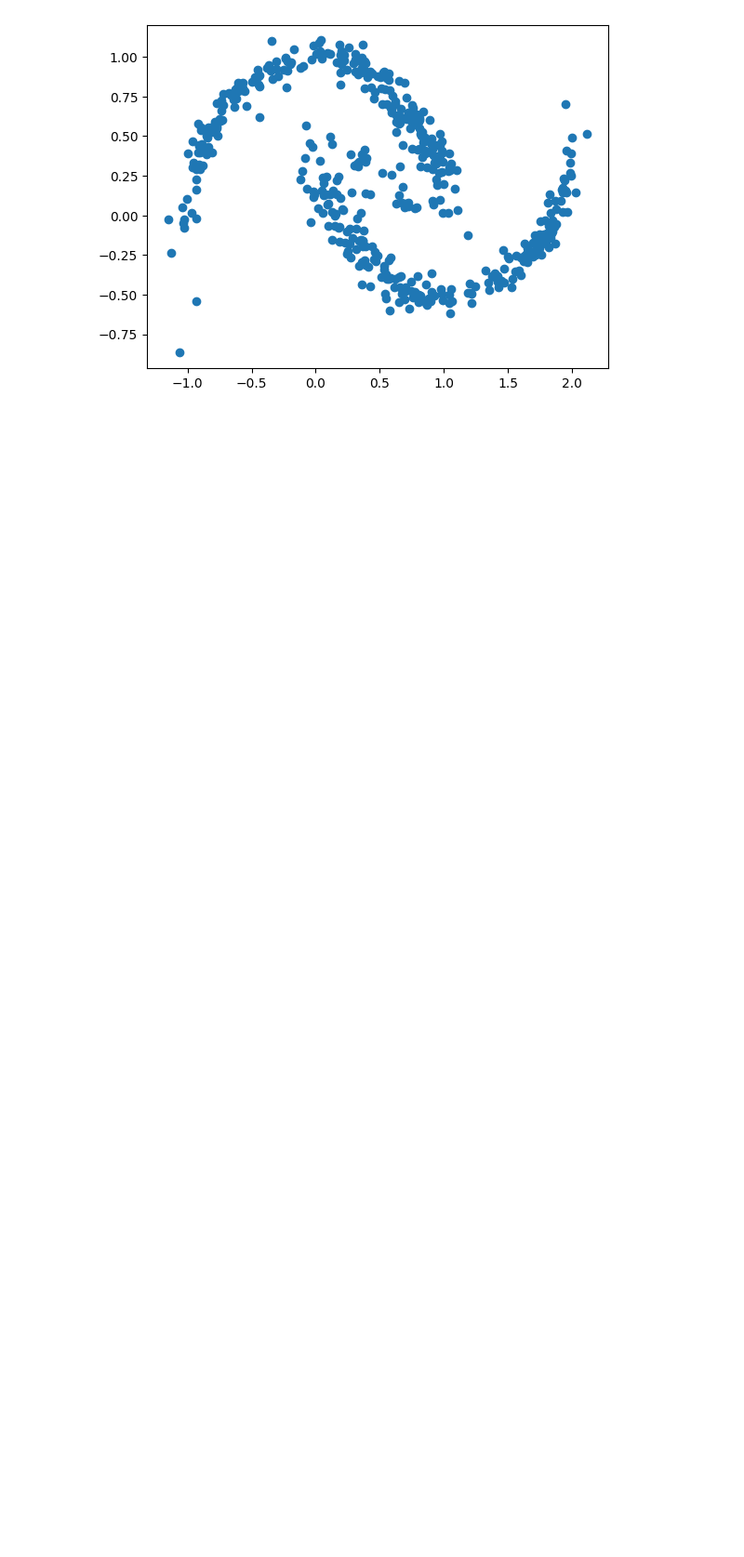
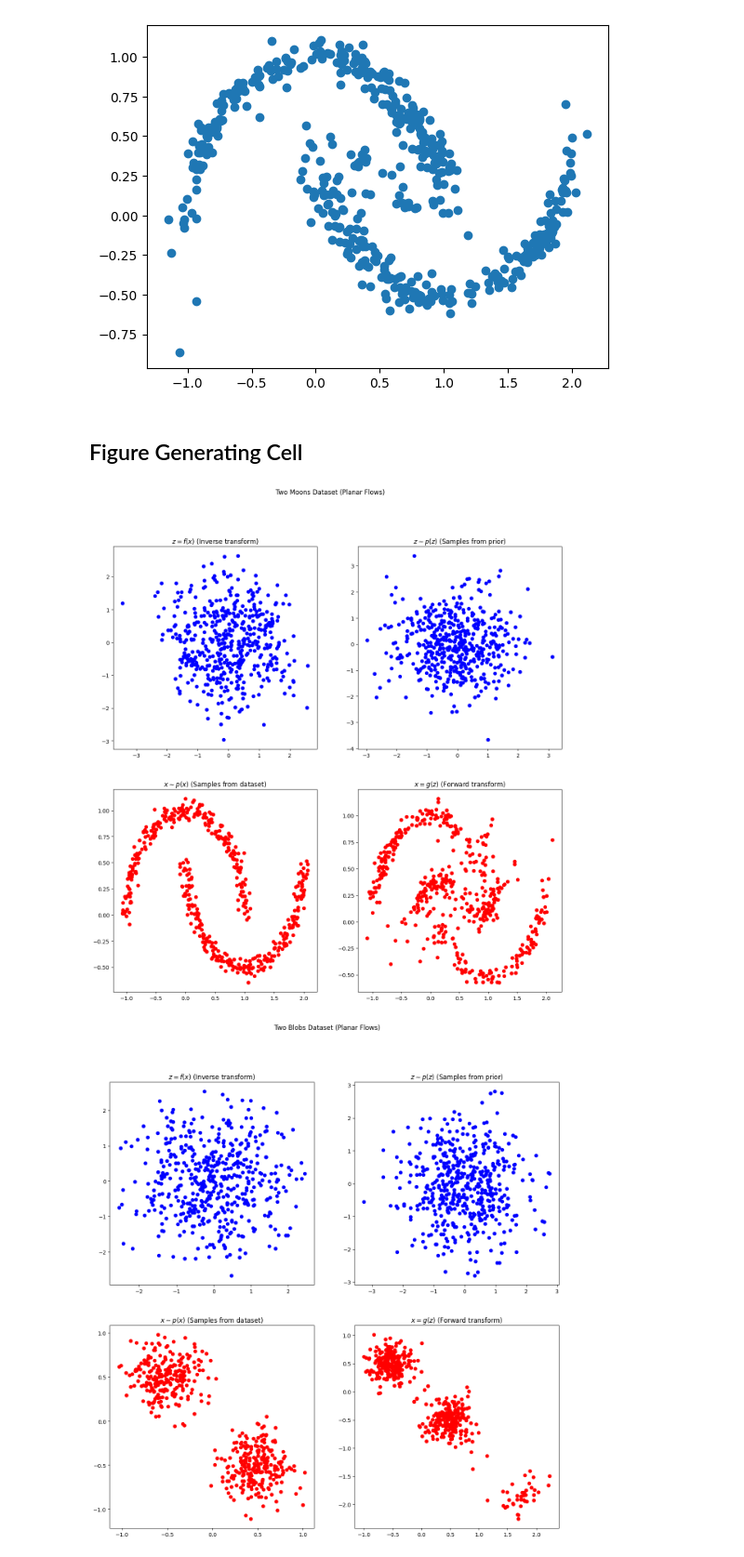
Before and after one commit to MJordahn/probai2022-NTNU, a Jupyter notebook: PlanarFlows.ipynb, the cells around one changed output. Shown at 93% size. Cells and saved outputs as stored; diff of their text form; code cells hidden in the pictures; blank space fills up the shorter version.

```diff
--- a/PlanarFlows.ipynb
+++ b/PlanarFlows.ipynb
@@ -148,3 +150,59 @@ plt.show()
 # %% [output]
 [figure]
 [figure]
+# %% [markdown]
+## Figure Generating Cell
+# %%
+dim = 2
+K = 32
+batch_size= 64
+epochs= 1000
+lr = 0.002
+datasets = ['moons', "blobs", "boom"]
+for dataset_name in datasets:
+    planar_flow = PlanarFlow(dim=dim, K=K)
+    dataset = Datasets(dataset_name)
+    train_loader = DataLoader(dataset, batch_size=batch_size,shuffle=False)
+    loss_func = TrainingLoss(dim=dim)
+    optimiser = torch.optim.Adam(planar_flow.parameters(), lr=lr)
+    for i in range(epochs):
+        z_list = []
+        x_list = []
+        for step, data in enumerate(train_loader):
+            #Pass batch through flow.
+            optimiser.zero_grad()
+            z0, det_J = planar_flow(data)
+            loss = loss_func(z0, det_J)
+            z_list.append(z0)
+            x_list.append(data)
+            # Training step.
+            loss.backward()
+            optimiser.step()
+    x_list_data = torch.cat(x_list, 0)
+    z_list_inverse = torch.cat(z_list, 0)
+    x_list_gen = []
+    z_list_prior = []
+    prior = MultivariateNormal(torch.zeros(dim), torch.eye(dim))
+    for i in range(500):
+        sample_from_prior = prior.rsample()
+        z_list_prior.append(sample_from_prior.detach().numpy())
+        x = planar_flow.sample(sample_from_prior.unsqueeze(0))
+        x_list_gen.append(x.squeeze().detach().numpy())
+    plt.scatter
+    plt.scatter
+    fig, axs = plt.subplots(2, 2)
+    fig.suptitle(dataset.name + " Dataset (Planar Flows)")
+    axs[0, 1].scatter(torch.Tensor(z_list_prior)[:,0], torch.Tensor(z_list_prior)[:,1], color="b")
+    axs[0, 1].set_title('$z \sim p(z)$ (Samples from prior)')
+    axs[1, 1].scatter(torch.Tensor(x_list_gen)[:,0], torch.Tensor(x_list_gen)[:,1], color="r")
+    axs[1, 1].set_title('$x = g(z)$ (Forward transform)')
+    axs[0, 0].scatter(torch.Tensor(z_list_inverse)[:,0].detach().numpy(), torch.Tensor(z_list_inverse)[:,1].detach().numpy(), color="b")
+    axs[0, 0].set_title('$z = f(x)$ (Inverse transform)')
+    axs[1, 0].scatter(torch.Tensor(x_list_data)[:,0].detach().numpy(), torch.Tensor(x_list_data)[:,1].detach().numpy(), color="r")
+    axs[1, 0].set_title('$x \sim p(x)$ (Samples from dataset)')
+    fig.set_figheight(15)
+    fig.set_figwidth(15)
+    fig.savefig("figures/"+dataset.name + " Dataset (Planar Flows).png")
+# %% [output]
+[figure, added]
+[figure, added]
```
Also changed, not shown: parts of 2 cells of this notebook, 15 other files.
